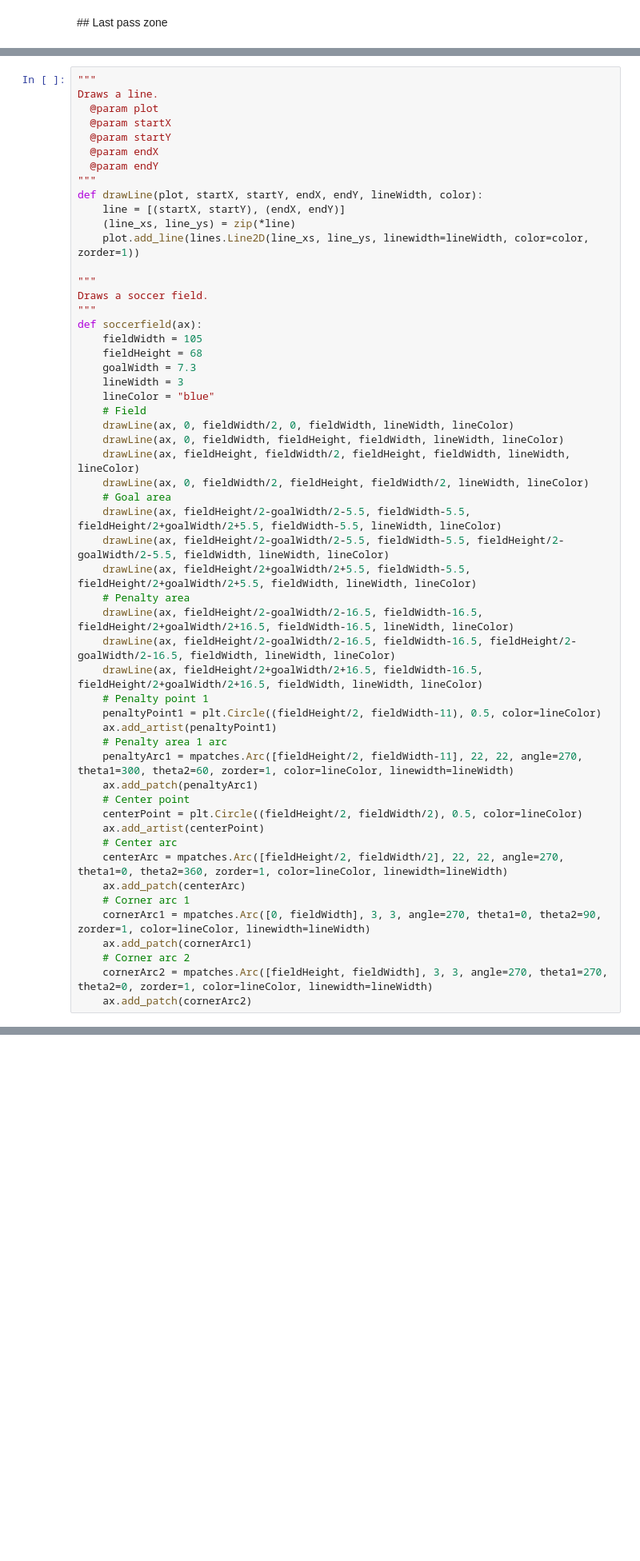
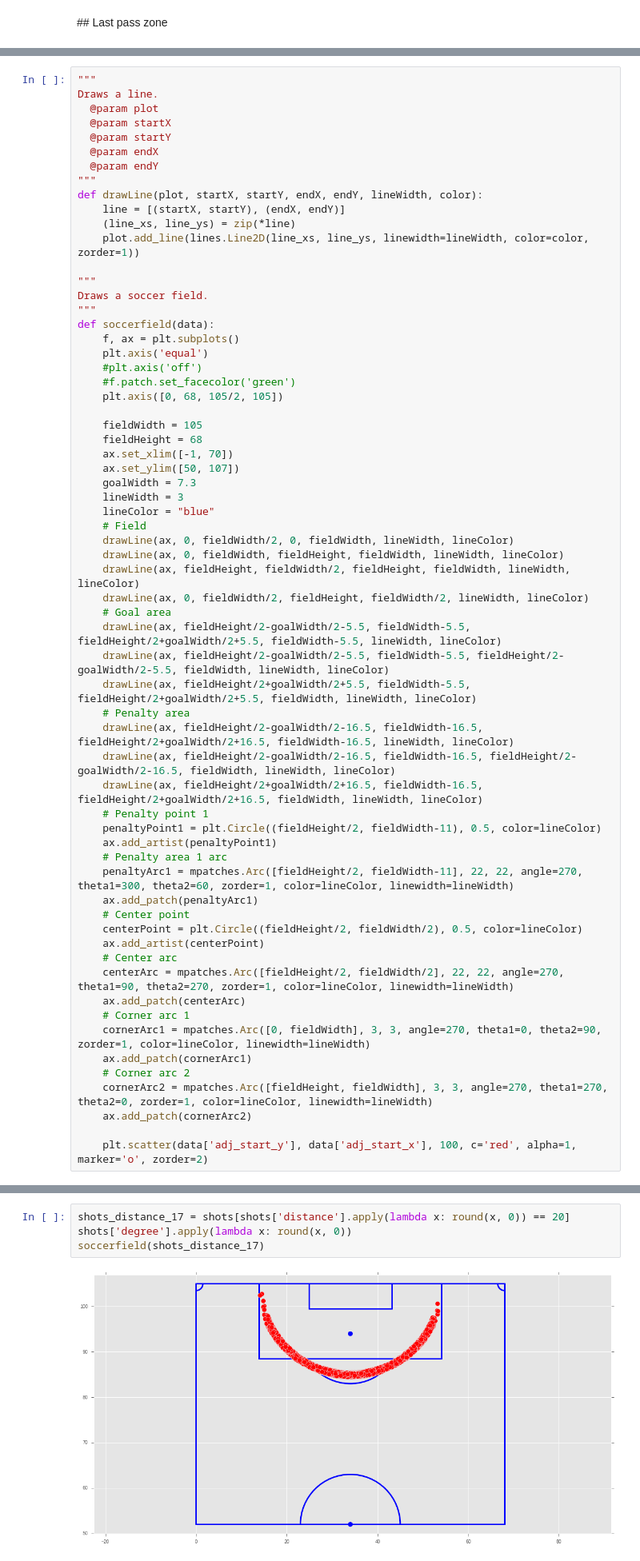
Before and after one commit to 10contre11/notebooks, a Jupyter notebook: xg_features_selection.ipynb, the cells around one changed output, grey strips where cells are left out. Shown at 80% size. Cells and saved outputs as stored; diff of their text form; blank space fills up the shorter version.

Commit message:
display shots

```diff
--- a/xg_features_selection.ipynb
+++ b/xg_features_selection.ipynb
@@ -318,9 +318,17 @@ def drawLine(plot, startX, startY, endX, endY, lineWidth, color):
 """
 Draws a soccer field.
 """
-def soccerfield(ax):
+def soccerfield(data):
+    f, ax = plt.subplots()
+    plt.axis('equal')
+    #plt.axis('off')
+    #f.patch.set_facecolor('green')
+    plt.axis([0, 68, 105/2, 105])
+
     fieldWidth = 105
     fieldHeight = 68
+    ax.set_xlim([-1, 70])
+    ax.set_ylim([50, 107])
     goalWidth = 7.3
     lineWidth = 3
     lineColor = "blue"
@@ -347,7 +355,7 @@ def soccerfield(ax):
     centerPoint = plt.Circle((fieldHeight/2, fieldWidth/2), 0.5, color=lineColor)
     ax.add_artist(centerPoint)
     # Center arc
-    centerArc = mpatches.Arc([fieldHeight/2, fieldWidth/2], 22, 22, angle=270, theta1=0, theta2=360, zorder=1, color=lineColor, linewidth=lineWidth)
+    centerArc = mpatches.Arc([fieldHeight/2, fieldWidth/2], 22, 22, angle=270, theta1=90, theta2=270, zorder=1, color=lineColor, linewidth=lineWidth)
     ax.add_patch(centerArc)
     # Corner arc 1
     cornerArc1 = mpatches.Arc([0, fieldWidth], 3, 3, angle=270, theta1=0, theta2=90, zorder=1, color=lineColor, linewidth=lineWidth)
@@ -355,3 +363,5 @@ def soccerfield(ax):
     # Corner arc 2
     cornerArc2 = mpatches.Arc([fieldHeight, fieldWidth], 3, 3, angle=270, theta1=270, theta2=0, zorder=1, color=lineColor, linewidth=lineWidth)
     ax.add_patch(cornerArc2)
+
+    plt.scatter(data['adj_start_y'], data['adj_start_x'], 100, c='red', alpha=1, marker='o', zorder=2)
@@ -364,0 +368,6 @@ soccerfield(ax)
+# %%
+shots_distance_17 = shots[shots['distance'].apply(lambda x: round(x, 0)) == 20]
+shots['degree'].apply(lambda x: round(x, 0))
+soccerfield(shots_distance_17)
+# %% [output]
+[figure, added]
```
Also changed, not shown: parts of 3 cells of this notebook.
